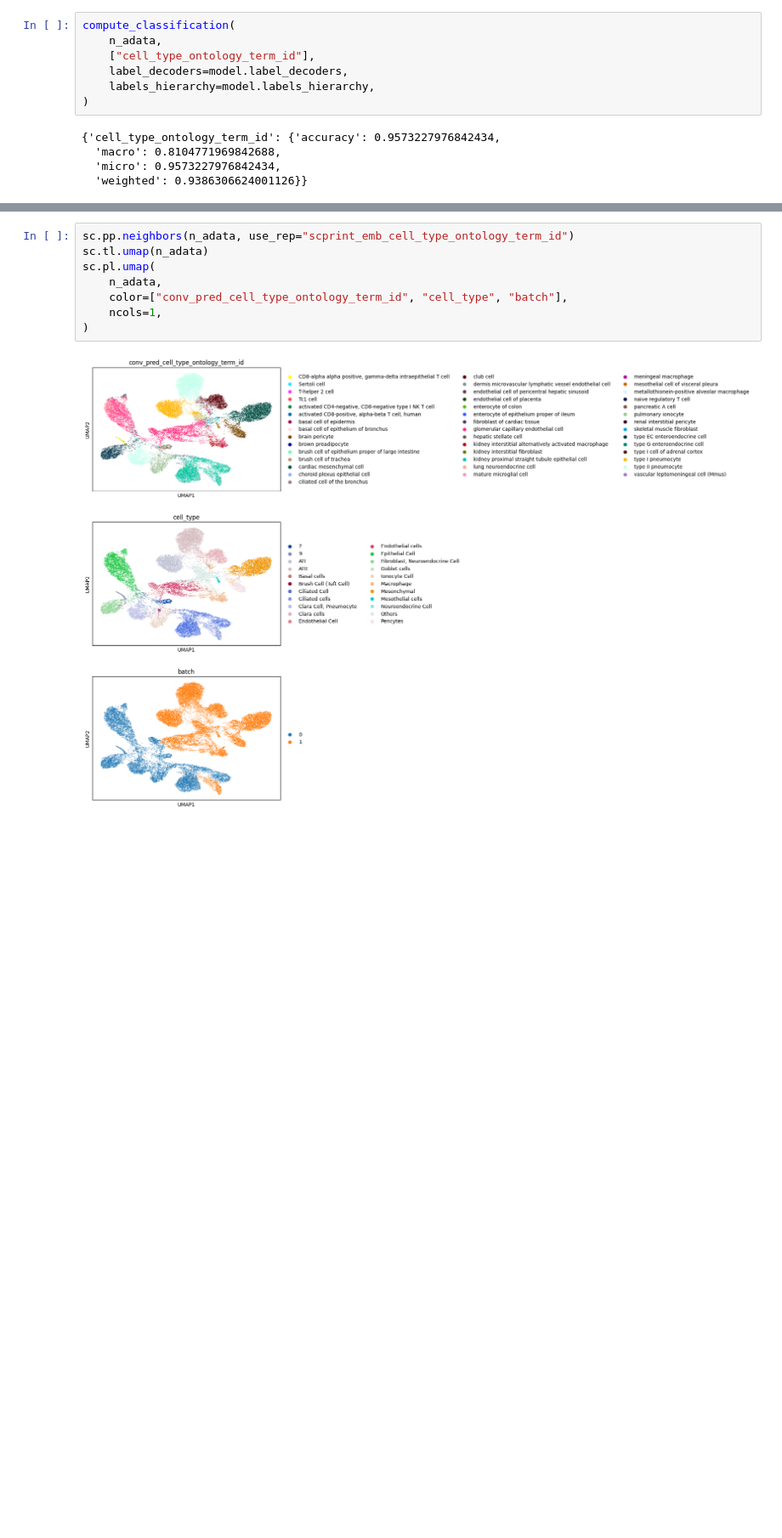
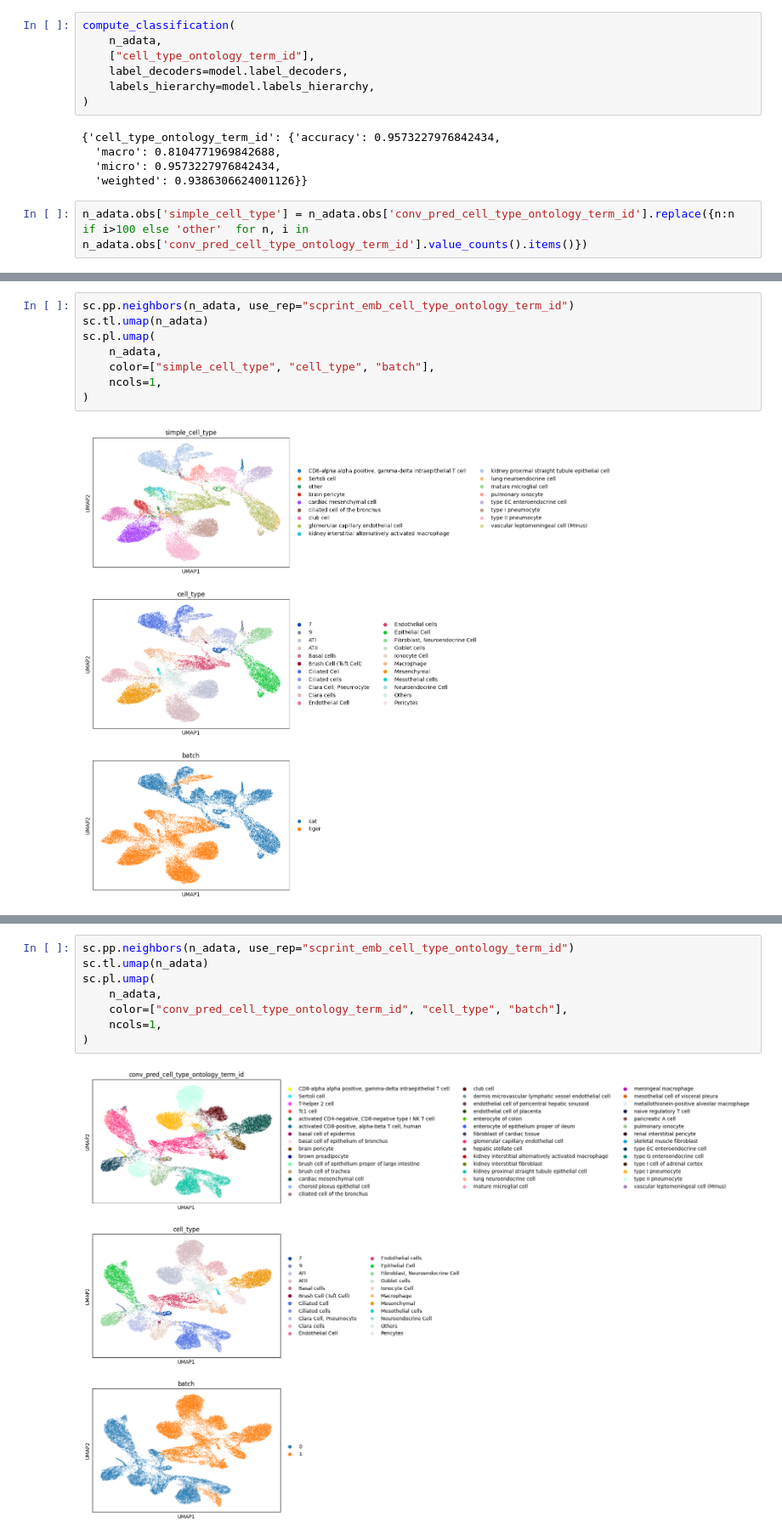
Before and after one commit to cantinilab/scPRINT, a Jupyter notebook: notebooks/scPRINT-2-repro-notebooks/fine_tuning_cross_species_emb_mmd.ipynb, the cells around one changed output, grey strips where cells are left out. Shown at 85% size. Drawn from its saved outputs; the diff is of its cells as text; blank space fills up the shorter version.

```diff
--- a/notebooks/scPRINT-2-repro-notebooks/fine_tuning_cross_species_emb_mmd.ipynb
+++ b/notebooks/scPRINT-2-repro-notebooks/fine_tuning_cross_species_emb_mmd.ipynb
@@ -554,3 +554,5 @@ compute_classification(
   'macro': 0.8104771969842688,
   'micro': 0.9573227976842434,
   'weighted': 0.9386306624001126}}
+# %%
+n_adata.obs['simple_cell_type'] = n_adata.obs['conv_pred_cell_type_ontology_term_id'].replace({n:n if i>100 else 'other'  for n, i in n_adata.obs['conv_pred_cell_type_ontology_term_id'].value_counts().items()})
@@ -556,0 +581,10 @@ compute_classification(
+# %%
+sc.pp.neighbors(n_adata, use_rep="scprint_emb_cell_type_ontology_term_id")
+sc.tl.umap(n_adata)
+sc.pl.umap(
+    n_adata,
+    color=["simple_cell_type", "cell_type", "batch"],
+    ncols=1,
+)
+# %% [output]
+[figure, added]
```
Also changed, not shown: parts of 3 cells of this notebook, 4 other files.
